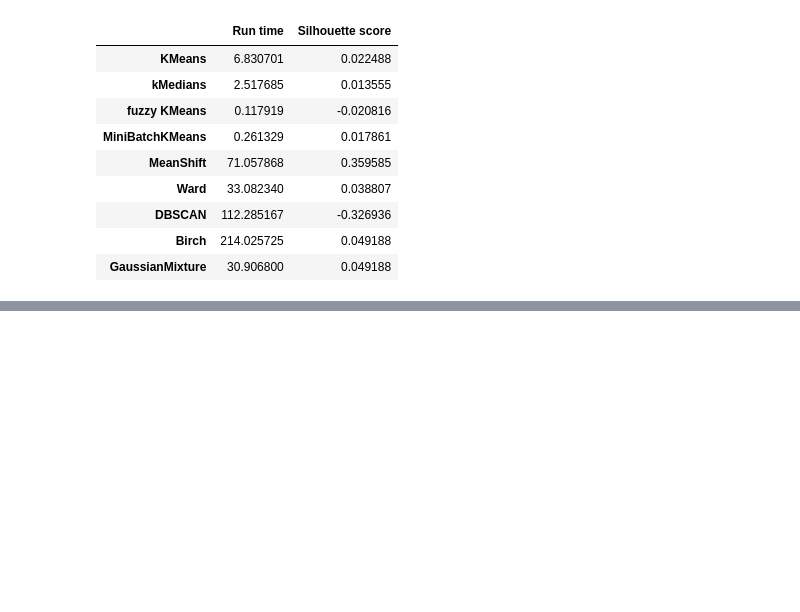
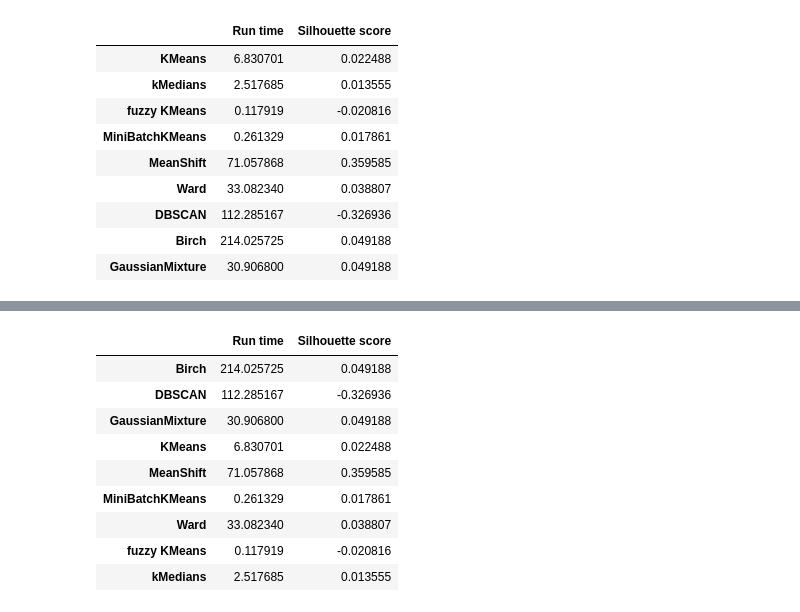
Before and after one commit to mbzhuang/CustomerSegmentationforVAProducts, a Jupyter notebook: Comparing+different+clustering+algorithms-final.ipynb, the cells around one changed output, grey strips where cells are left out. Cells and saved outputs as stored; diff of their text form; code cells hidden in the pictures; blank space fills up the shorter version.

```diff
--- a/Comparing+different+clustering+algorithms-final.ipynb
+++ b/Comparing+different+clustering+algorithms-final.ipynb
@@ -512,0 +574,15 @@ df
+# %%
+del df['Within-cluster sum of squares(inertia)']
+del df['Number of clusters']
+df
+# %% [output]
+|  | Run time | Silhouette score |
+| Birch | 214.025725 | 0.049188 |
+| DBSCAN | 112.285167 | -0.326936 |
+| GaussianMixture | 30.906800 | 0.049188 |
+| KMeans | 6.830701 | 0.022488 |
+| MeanShift | 71.057868 | 0.359585 |
+| MiniBatchKMeans | 0.261329 | 0.017861 |
+| Ward | 33.082340 | 0.038807 |
+| fuzzy KMeans | 0.117919 | -0.020816 |
+| kMedians | 2.517685 | 0.013555 |
```
Also changed, not shown: parts of 4 cells of this notebook, 31 other files.
